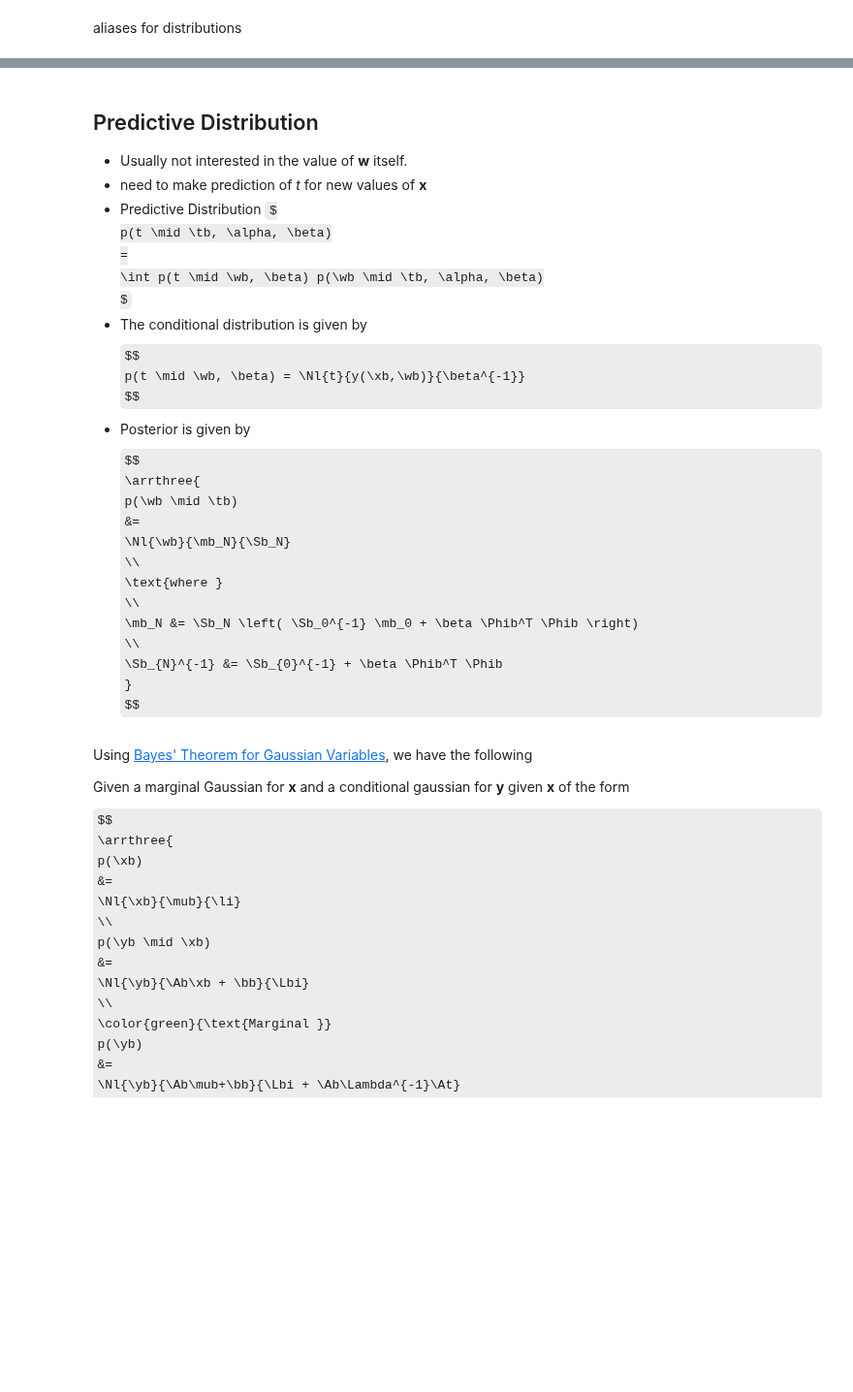
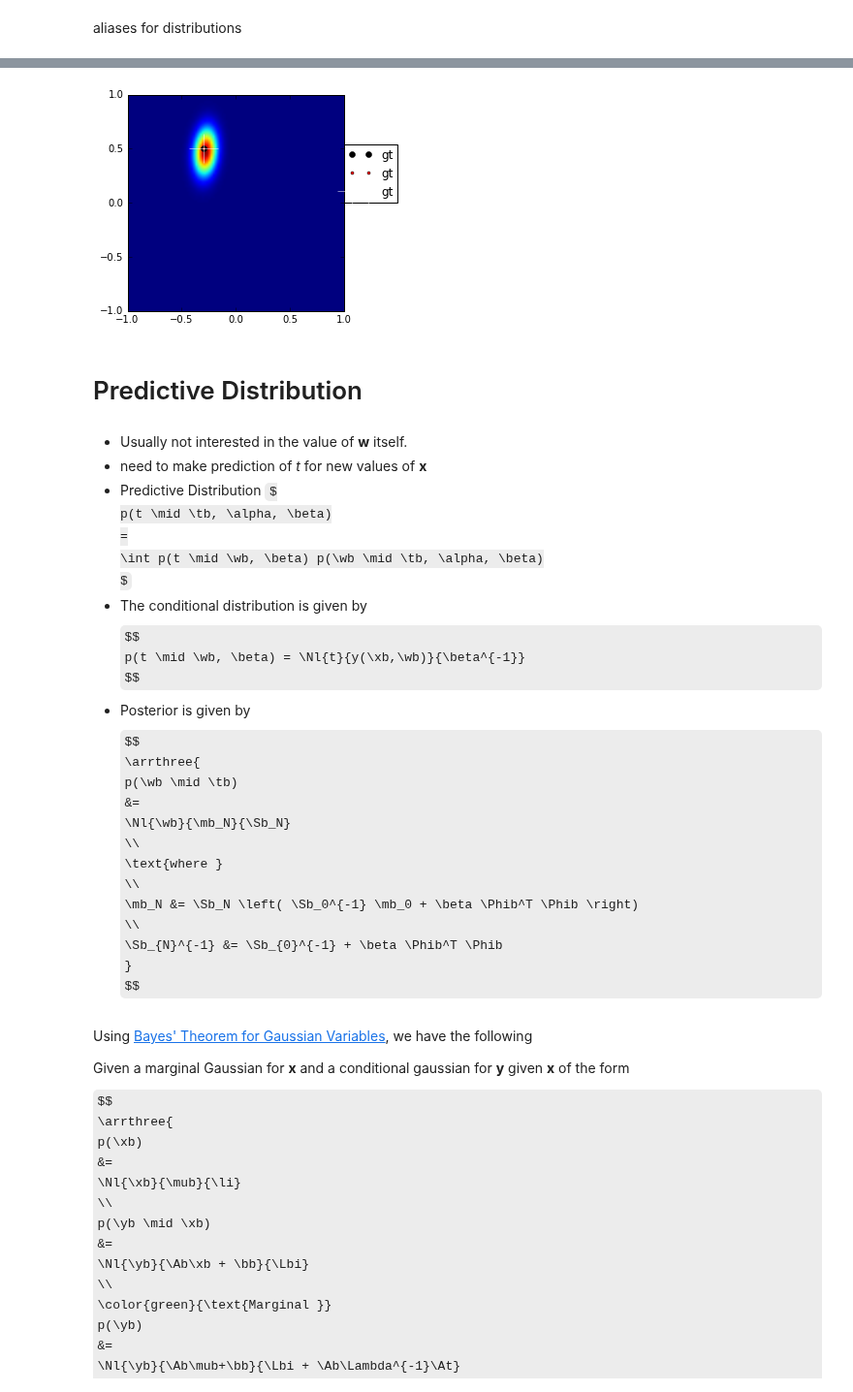
Before and after one commit to john-von-seneca/ml-and-what-not, a Jupyter notebook: void-main/linear-models-for-regression/bayesian-linear-regression.ipynb, the cells around one changed output, grey strips where cells are left out. Shown at 97% size. Drawn from its saved outputs; the diff is of its cells as text; code cells hidden in the pictures; some formulas as TeX source; blank space fills up the shorter version.

```diff
--- a/void-main/linear-models-for-regression/bayesian-linear-regression.ipynb
+++ b/void-main/linear-models-for-regression/bayesian-linear-regression.ipynb
@@ -402,0 +391,32 @@ NameError: name 'interact' is not defined
+# %%
+# compute the posterior as given in text
+def compute_posterior(in_samples,a0,a1,beta_sd,alpha):
+    beta = 1./beta_sd**2
+    mean_0 = np.array([0,0]).reshape(-1,1)
+    xn = (np.random.rand(in_samples)*2.0 - 1.0).reshape(-1,1)
+    fn = fun_f(xn, [a0,a1]).reshape(-1,1)
+    data = np.hstack([xn, fn])
+    xn_noise = np.random.normal(0,beta_sd,in_samples).reshape(-1,1)
+    # tn = a0 + a1*x + N(0,1/beta)
+    tn = np.array(fn + xn_noise).reshape(-1,1)
+    # phi = [ones^T x^T]
+    phi = np.hstack([np.ones_like(xn),xn])
+    # Sn = beta*phi^T*phi + alpha*I
+    sn_inv = beta * phi.T @ phi + alpha*np.eye(2)
+    sn = np.linalg.inv(sn_inv)
+    # m_n = beta*Sn*Phi^T*Tn
+    mean_n = beta * sn @ phi.T @ tn
+    return (data, mean_n, sn, sn_inv)
+# %%
+def show_bay_lin_reg(in_samples,a0,a1,beta_sd,alpha):
+    data, mean_n, sn, sn_inv = compute_posterior(in_samples,a0,a1,beta_sd,alpha)
+    plt.plot(a0,a1,'ok', markersize=6, label='gt')
+    plt.plot(a0,a1,'or', markersize=3, label='gt')
+    plt.plot(a0,a1,'+w', markersize=30, label='gt')
+    show_gaussian2(mean_n, sn_inv)
+    plt.legend(loc=(1,0.5))
+    plt.show()
+    #plt.plot(data[:,0], data[:,1], 'o')
+    #plt.xlim([-1,1]); plt.ylim([-1,1])
+    #plt.show()
+    return (mean_n, sn_inv)
@@ -403,7 +428,19 @@ NameError: name 'interact' is not defined
+# %%
+def interact_bay_lin_reg(in_samples=1,
+                         a0=-0.3,a1=0.5,
+                         beta_sd=0.25,alpha=2.0,
+                         show_all=True):
+    show_bay_lin_reg(in_samples,a0,a1,beta_sd,alpha)
+
+interact(interact_bay_lin_reg,
+         in_samples=(0,40),
+         a0=(-1,1,0.1),a1=(-1,1,0.1),
+         beta_sd=(0,1,0.05),alpha=(1,5,1))
+# %% [output]
+[figure, added]
+# %% [markdown]
+# Predictive Distribution
 # %% [markdown]
-Predictive Distribution
------------------------
-
 * Usually not interested in the value of **w** itself.
 * need to make prediction of *t* for new values of **x**
 * Predictive Distribution $
```
Also changed, not shown: parts of 27 cells of this notebook, 4 other files.
